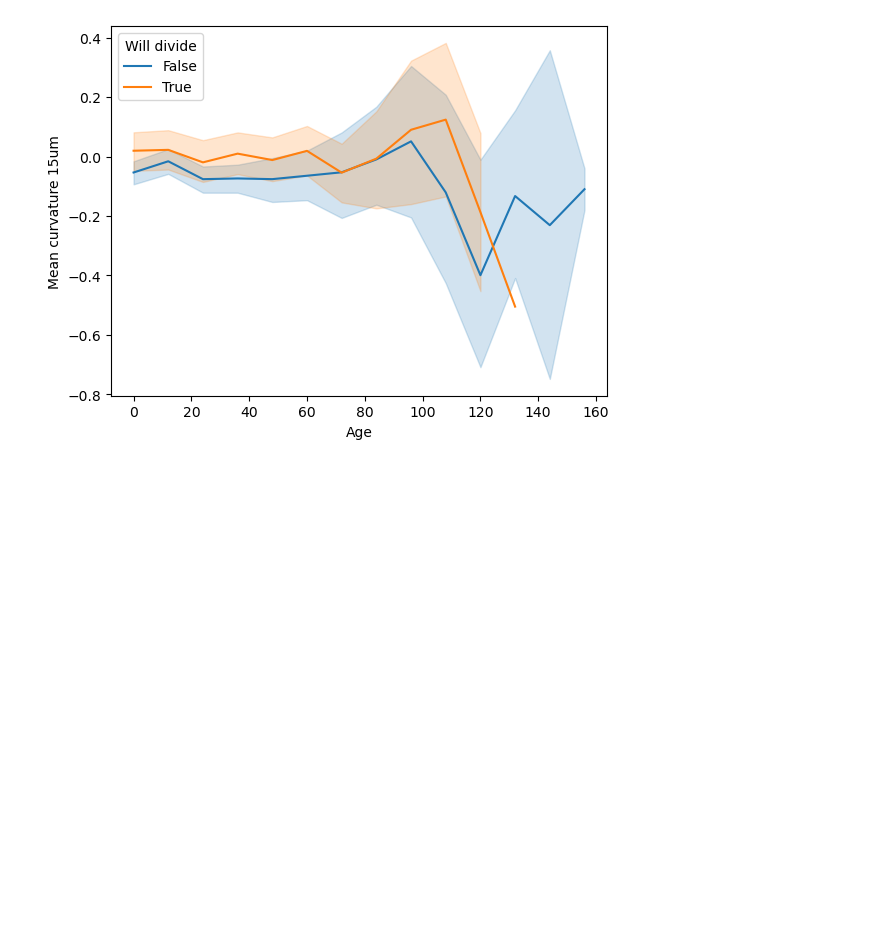
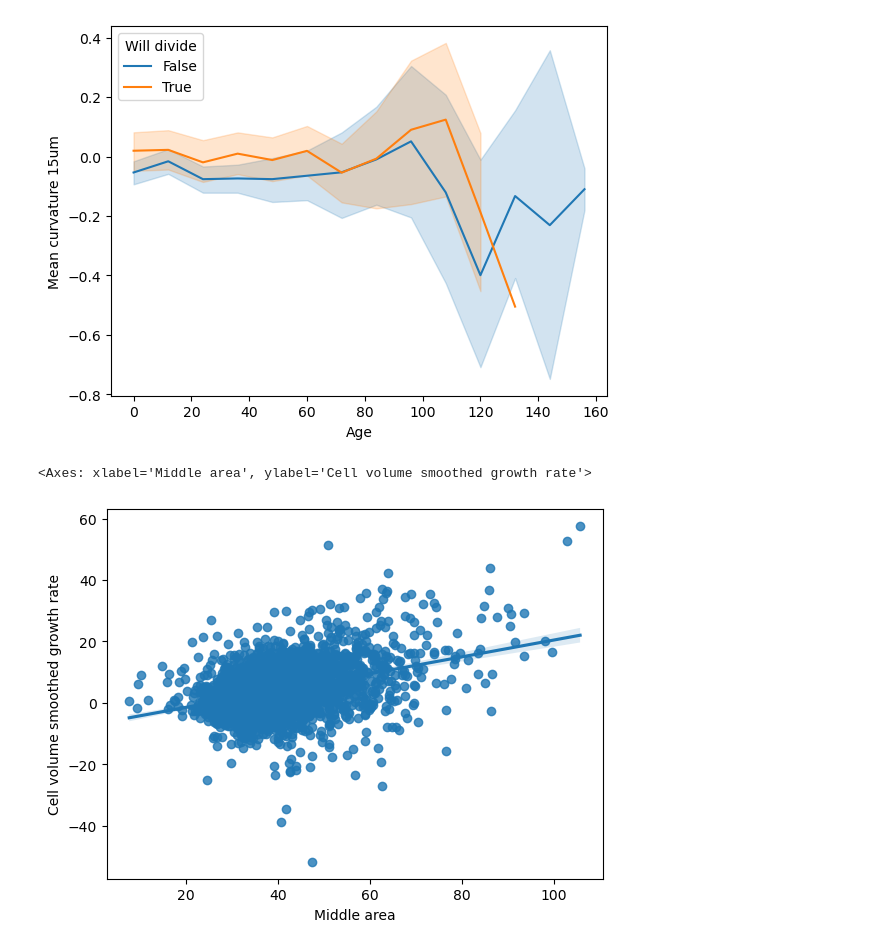
Before and after one commit to xies/mouse_skin_size_control, a Jupyter notebook: differentiation_analysis/morphometrics/mother_cell_morphometrics.ipynb, the cells around one changed output. Cells and saved outputs as stored; diff of their text form; code cells hidden in the pictures; blank space fills up the shorter version.

Commit message:
making supp figures

```diff
--- a/differentiation_analysis/morphometrics/mother_cell_morphometrics.ipynb
+++ b/differentiation_analysis/morphometrics/mother_cell_morphometrics.ipynb
@@ -197,3 +197,9 @@ sb.lineplot(df.droplevel(axis=1,level=1),
 [figure]
 [figure]
 [figure]
+# %%
+sb.regplot(basals.droplevel(axis=1,level=1)[basals['Will divide','Meta']]
+               ,y='Cell volume smoothed growth rate',x='Middle area')
+# %% [output]
+<Axes: xlabel='Middle area', ylabel='Cell volume smoothed growth rate'>
+[figure, added]
```
Also changed, not shown: parts of 1 cell of this notebook, 1 other file.
